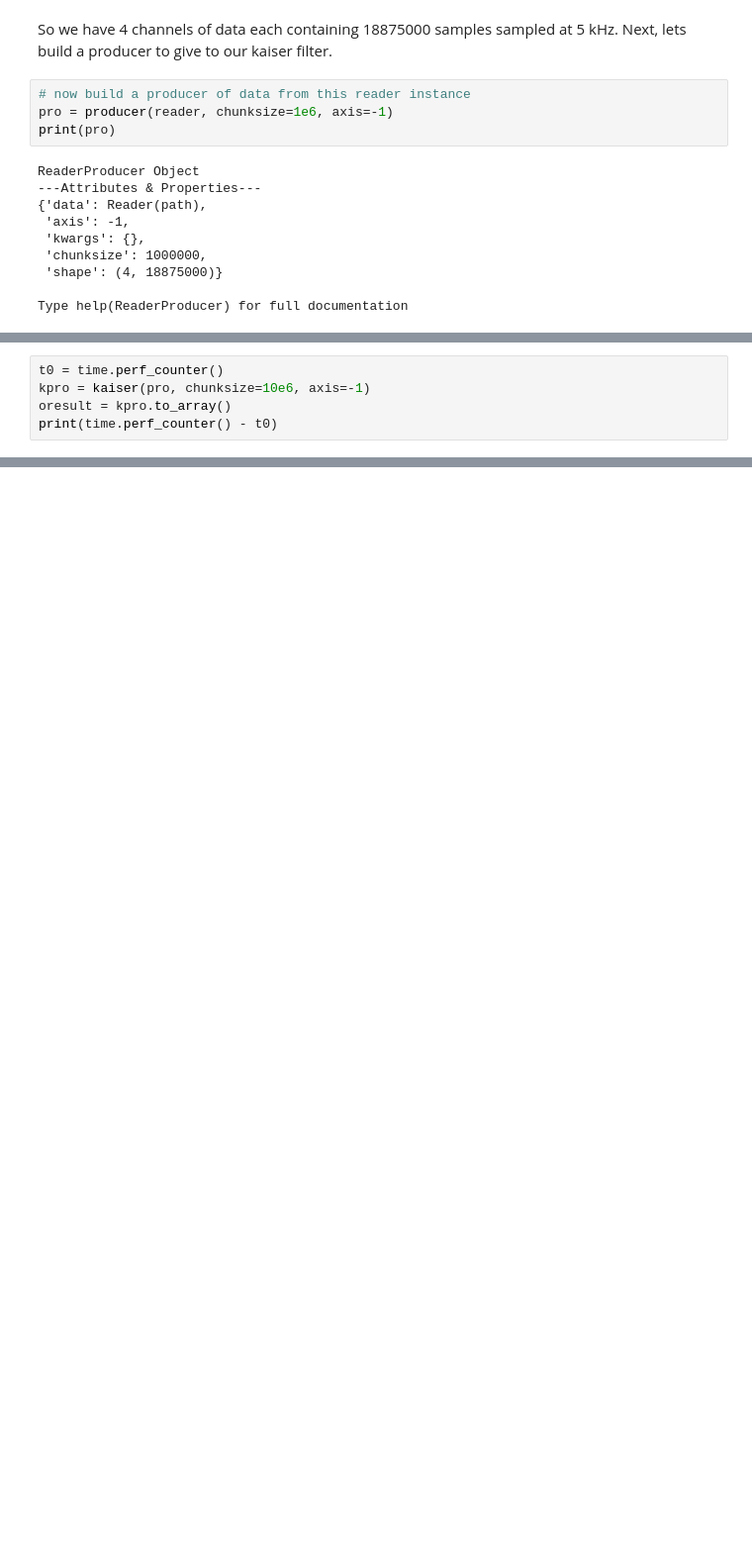
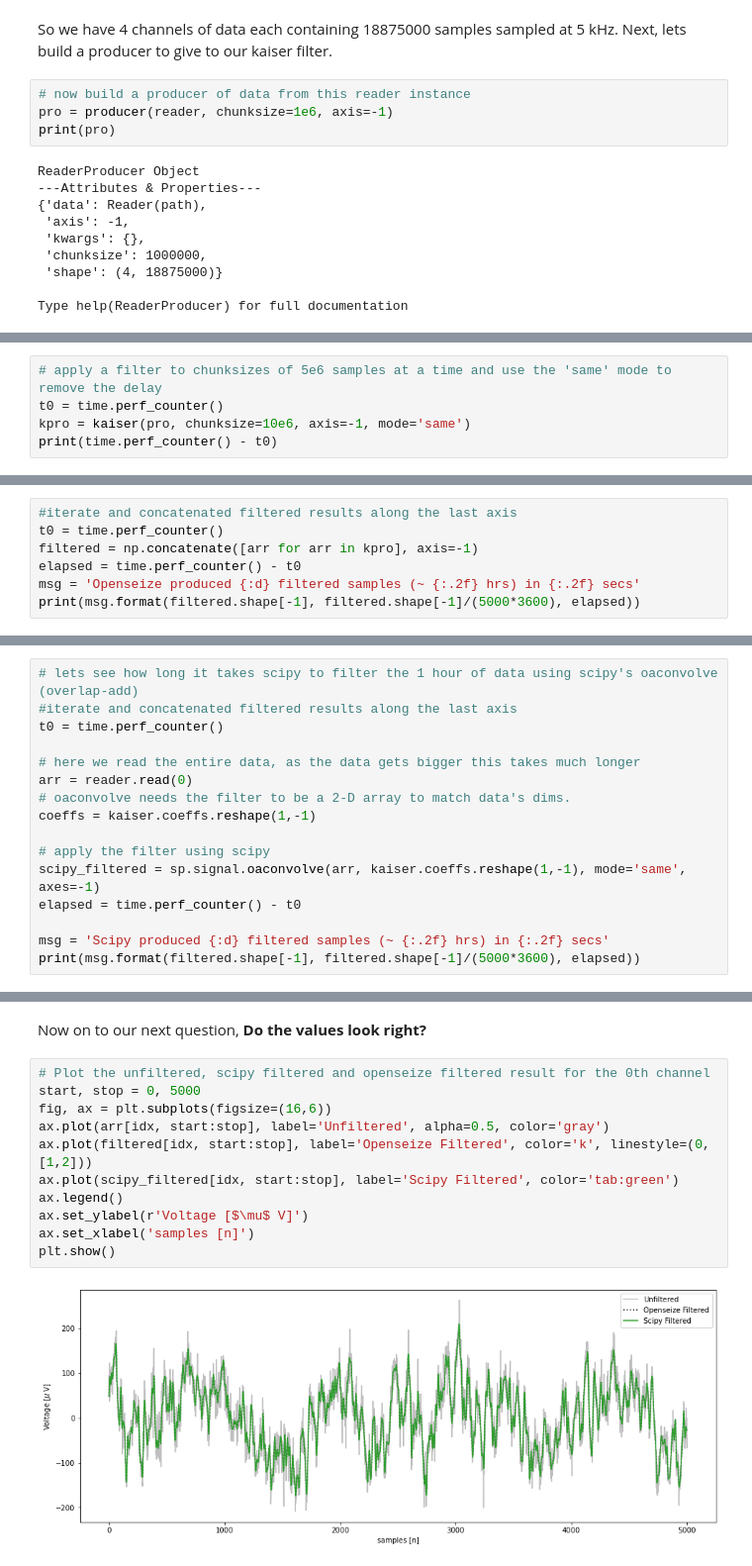
Before and after one commit to mscaudill/openseize, a Jupyter notebook: demos/filtering.ipynb, the cells around one changed output, grey strips where cells are left out. Shown at 99% size. Drawn from its saved outputs; the diff is of its cells as text; blank space fills up the shorter version.

```diff
--- a/demos/filtering.ipynb
+++ b/demos/filtering.ipynb
@@ -803,6 +804,6 @@ Okay we are all set, we have a producer of data from a file, we have a filter to
 # %%
+# apply a filter to chunksizes of 5e6 samples at a time and use the 'same' mode to remove the delay
 t0 = time.perf_counter()
-kpro = kaiser(pro, chunksize=10e6, axis=-1)
-oresult = kpro.to_array()
+kpro = kaiser(pro, chunksize=10e6, axis=-1, mode='same')
 print(time.perf_counter() - t0)
 # %% [output]
@@ -818,0 +816,7 @@ print(time.perf_counter() - t0)
+# %%
+#iterate and concatenated filtered results along the last axis
+t0 = time.perf_counter()
+filtered = np.concatenate([arr for arr in kpro], axis=-1)
+elapsed = time.perf_counter() - t0
+msg = 'Openseize produced {:d} filtered samples (~ {:.2f} hrs) in {:.2f} secs'
+print(msg.format(filtered.shape[-1], filtered.shape[-1]/(5000*3600), elapsed))
@@ -818,0 +840,16 @@ print(time.perf_counter() - t0)
+# %%
+# lets see how long it takes scipy to filter the 1 hour of data using scipy's oaconvolve (overlap-add)
+#iterate and concatenated filtered results along the last axis
+t0 = time.perf_counter()
+
+# here we read the entire data, as the data gets bigger this takes much longer
+arr = reader.read(0)
+# oaconvolve needs the filter to be a 2-D array to match data's dims.
+coeffs = kaiser.coeffs.reshape(1,-1)
+
+# apply the filter using scipy
+scipy_filtered = sp.signal.oaconvolve(arr, kaiser.coeffs.reshape(1,-1), mode='same', axes=-1)
+elapsed = time.perf_counter() - t0
+
+msg = 'Scipy produced {:d} filtered samples (~ {:.2f} hrs) in {:.2f} secs'
+print(msg.format(filtered.shape[-1], filtered.shape[-1]/(5000*3600), elapsed))
@@ -818,0 +860,15 @@ print(time.perf_counter() - t0)
+# %% [markdown]
+Now on to our next question, <b>Do the values look right?</b>
+# %%
+# Plot the unfiltered, scipy filtered and openseize filtered result for the 0th channel
+start, stop = 0, 5000
+fig, ax = plt.subplots(figsize=(16,6))
+ax.plot(arr[idx, start:stop], label='Unfiltered', alpha=0.5, color='gray')
+ax.plot(filtered[idx, start:stop], label='Openseize Filtered', color='k', linestyle=(0, [1,2]))
+ax.plot(scipy_filtered[idx, start:stop], label='Scipy Filtered', color='tab:green')
+ax.legend()
+ax.set_ylabel(r'Voltage [$\mu$ V]')
+ax.set_xlabel('samples [n]')
+plt.show()
+# %% [output]
+[figure, added]
```
Also changed, not shown: parts of 32 cells of this notebook.
